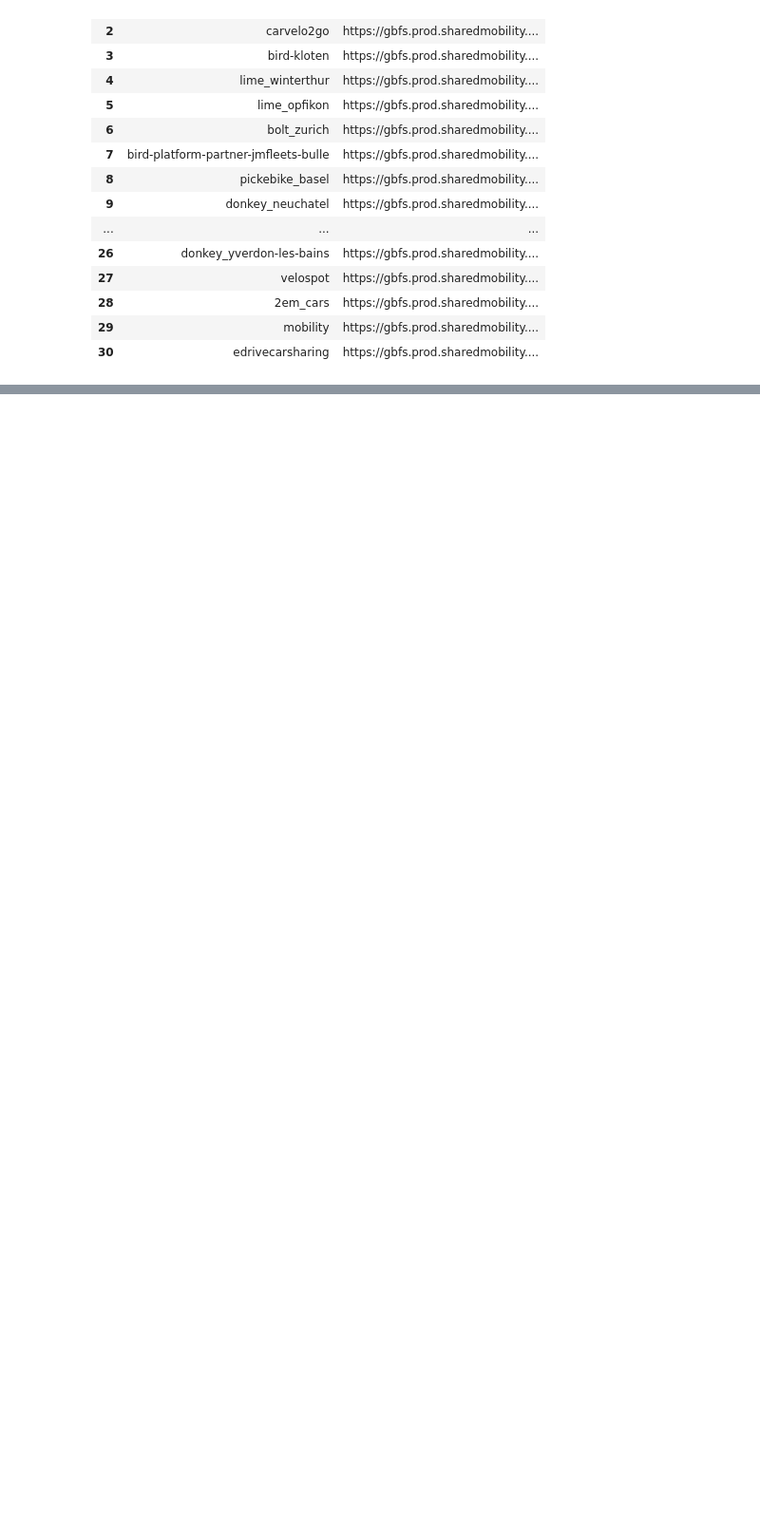
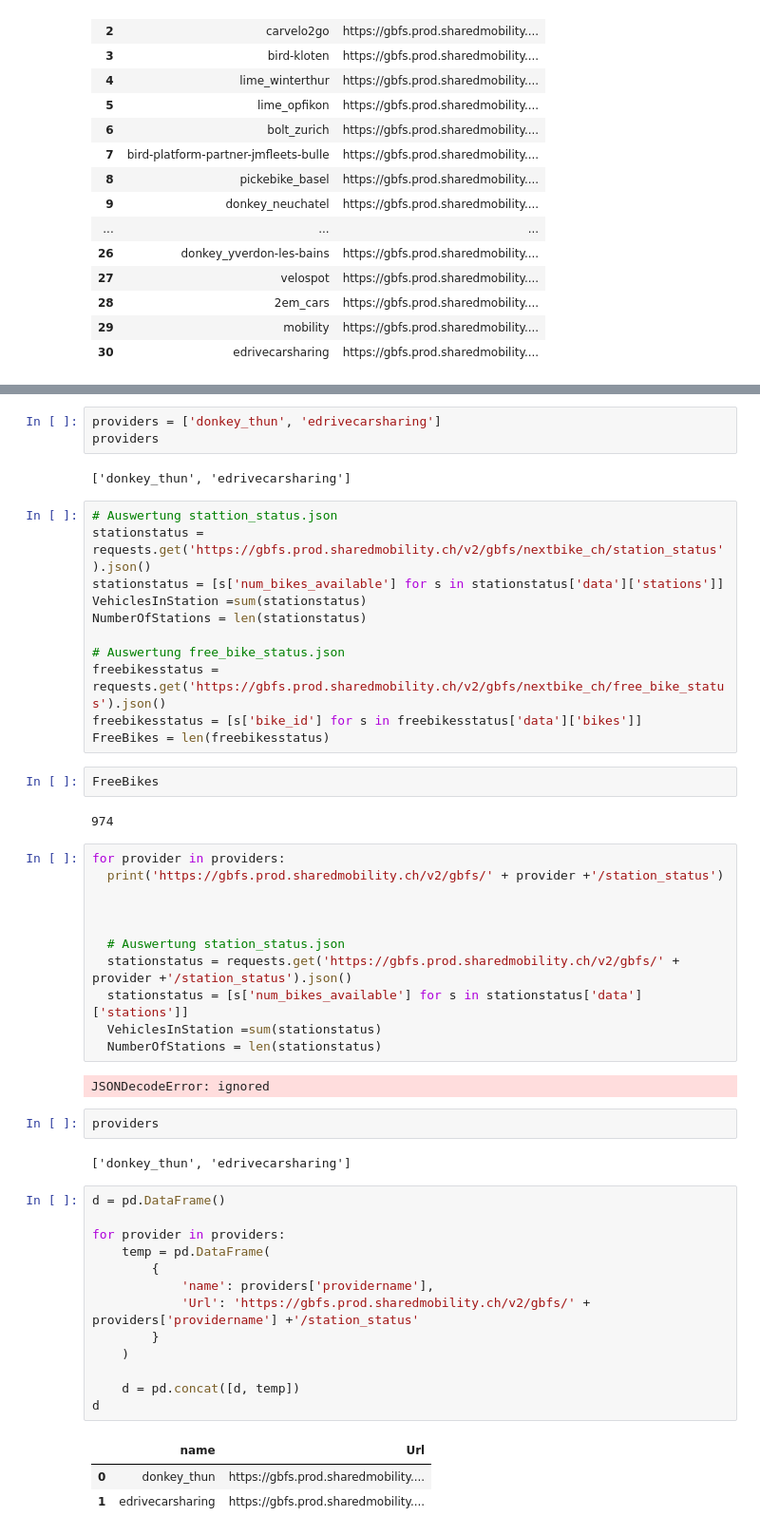
Before and after one commit to SFOE/sharedmobility_monitoring, a Jupyter notebook: sharedmobility_monitoring.ipynb, the cells around one changed output, grey strips where cells are left out. Shown: that part at 95% size. Drawn from its saved outputs; the diff is of its cells as text; blank space fills up the shorter version.

```diff
--- a/sharedmobility_monitoring.ipynb
+++ b/sharedmobility_monitoring.ipynb
@@ -59,0 +62,54 @@ gbfsfeeds
+# %%
+providers = ['donkey_thun', 'edrivecarsharing']
+providers
+# %% [output]
+['donkey_thun', 'edrivecarsharing']
+# %%
+# Auswertung stattion_status.json
+stationstatus = requests.get('https://gbfs.prod.sharedmobility.ch/v2/gbfs/nextbike_ch/station_status').json()
+stationstatus = [s['num_bikes_available'] for s in stationstatus['data']['stations']]
+VehiclesInStation =sum(stationstatus)
+NumberOfStations = len(stationstatus)
+
+# Auswertung free_bike_status.json
+freebikesstatus = requests.get('https://gbfs.prod.sharedmobility.ch/v2/gbfs/nextbike_ch/free_bike_status').json()
+freebikesstatus = [s['bike_id'] for s in freebikesstatus['data']['bikes']]
+FreeBikes = len(freebikesstatus)
+# %%
+FreeBikes
+# %% [output]
+974
+# %%
+for provider in providers:
+  print('https://gbfs.prod.sharedmobility.ch/v2/gbfs/' + provider +'/station_status')
+
+
+
+  # Auswertung station_status.json
+  stationstatus = requests.get('https://gbfs.prod.sharedmobility.ch/v2/gbfs/' + provider +'/station_status').json()
+  stationstatus = [s['num_bikes_available'] for s in stationstatus['data']['stations']]
+  VehiclesInStation =sum(stationstatus)
+  NumberOfStations = len(stationstatus)
+# %% [output]
+JSONDecodeError: ignored
+# %%
+providers
+# %% [output]
+['donkey_thun', 'edrivecarsharing']
+# %%
+d = pd.DataFrame()
+
+for provider in providers:
+    temp = pd.DataFrame(
+        {
+            'name': providers['providername'],
+            'Url': 'https://gbfs.prod.sharedmobility.ch/v2/gbfs/' + providers['providername'] +'/station_status'
+        }
+    )
+
+    d = pd.concat([d, temp])
+d
+# %% [output]
+|  | name | Url |
+| 0 | donkey_thun | https://gbfs.prod.sharedmobility.... |
+| 1 | edrivecarsharing | https://gbfs.prod.sharedmobility.... |
```
Also changed, not shown: parts of 2 cells of this notebook.
